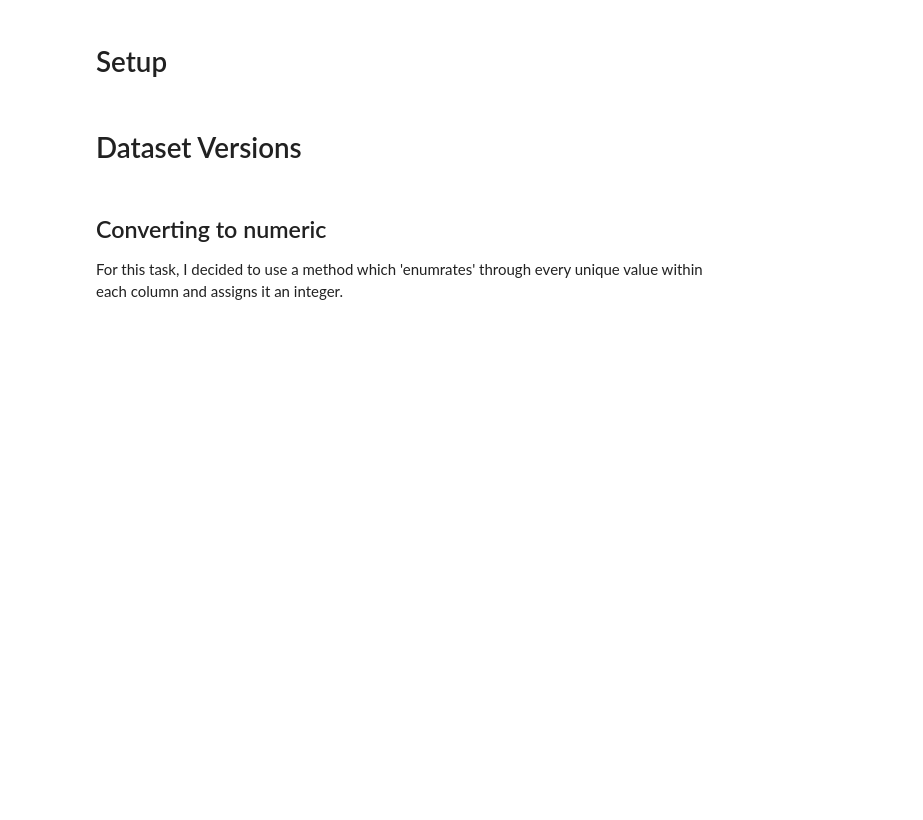
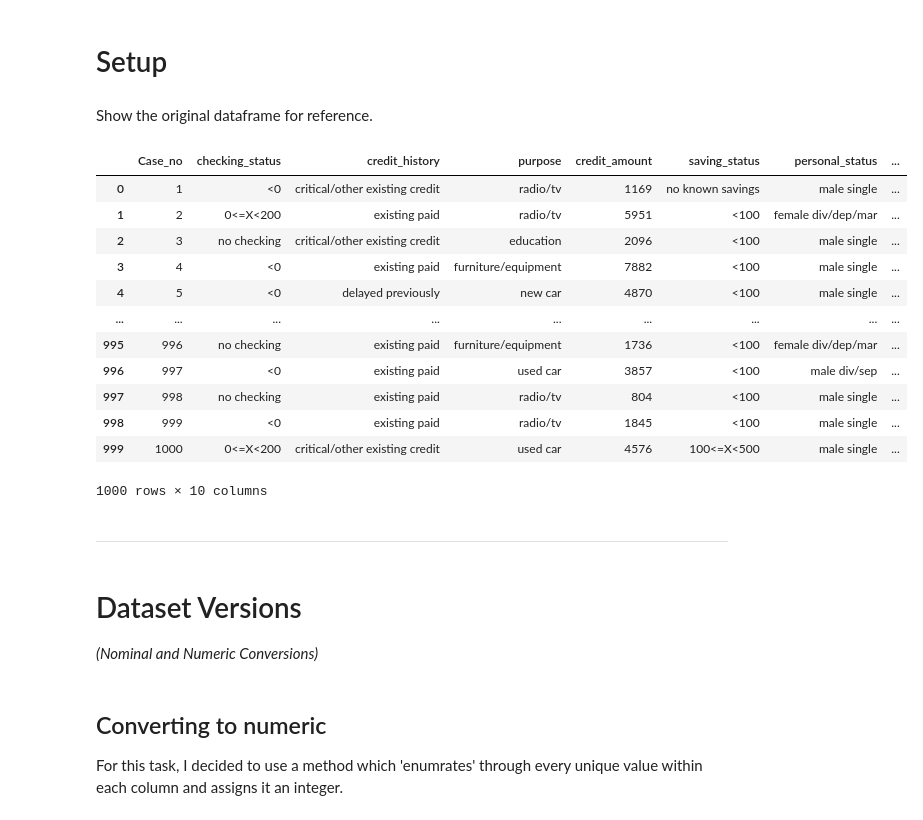
Before and after one commit to OliWoly/data-analytics-COURSEWORK, a Jupyter notebook: note.ipynb, the cells around one changed output. Cells and saved outputs as stored; diff of their text form; code cells hidden in the pictures; blank space fills up the shorter version.

Commit message:
added nominal conversion

```diff
--- a/note.ipynb
+++ b/note.ipynb
@@ -13,8 +13,29 @@ path_full = "credits-clean.csv"
 df = pd.read_csv(path_full)
 
 bar_width = 0.25
+# %% [markdown]
+Show the original dataframe for reference.
+# %%
+df
+# %% [output]
+|  | Case_no | checking_status | credit_history | purpose | credit_amount | saving_status | personal_status | ... |
+| 0 | 1 | <0 | critical/other existing credit | radio/tv | 1169 | no known savings | male single | ... |
+| 1 | 2 | 0<=X<200 | existing paid | radio/tv | 5951 | <100 | female div/dep/mar | ... |
+| 2 | 3 | no checking | critical/other existing credit | education | 2096 | <100 | male single | ... |
+| 3 | 4 | <0 | existing paid | furniture/equipment | 7882 | <100 | male single | ... |
+| 4 | 5 | <0 | delayed previously | new car | 4870 | <100 | male single | ... |
+| ... | ... | ... | ... | ... | ... | ... | ... | ... |
+| 995 | 996 | no checking | existing paid | furniture/equipment | 1736 | <100 | female div/dep/mar | ... |
+| 996 | 997 | <0 | existing paid | used car | 3857 | <100 | male div/sep | ... |
+| 997 | 998 | no checking | existing paid | radio/tv | 804 | <100 | male single | ... |
+| 998 | 999 | <0 | existing paid | radio/tv | 1845 | <100 | male single | ... |
+| 999 | 1000 | 0<=X<200 | critical/other existing credit | used car | 4576 | 100<=X<500 | male single | ... |
+1000 rows × 10 columns
+# %% [markdown]
+***
 # %% [markdown]
 # Dataset Versions
+*(Nominal and Numeric Conversions)*
 # %% [markdown]
 ## Converting to numeric
 For this task, I decided to use a method which 'enumrates' through every unique value within each column and assigns it an integer.
```
Also changed, not shown: parts of 35 cells of this notebook, 9 other files.
